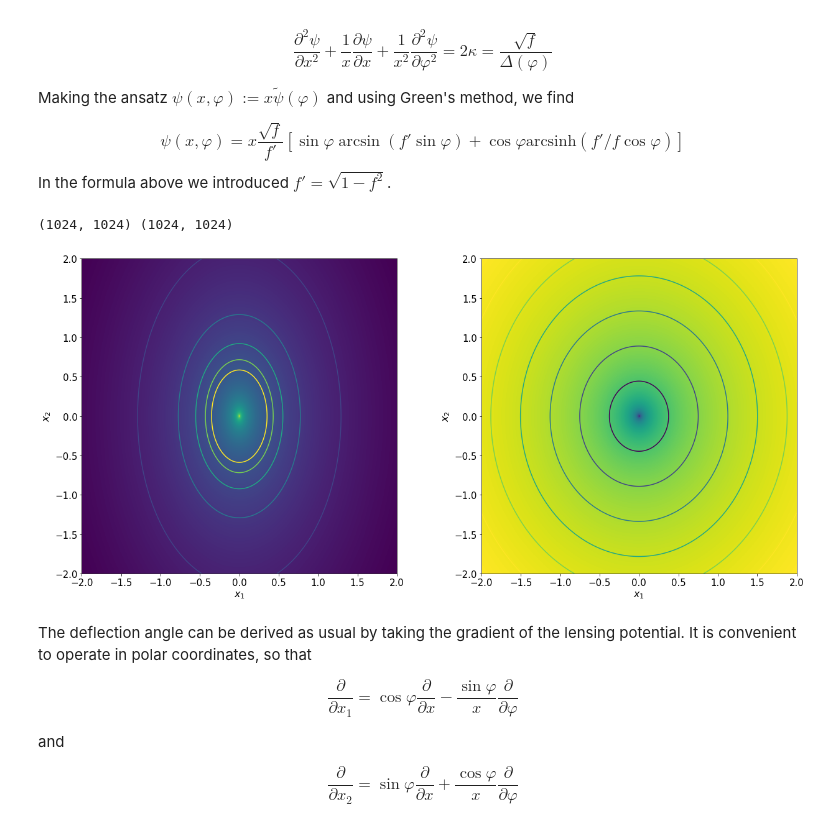
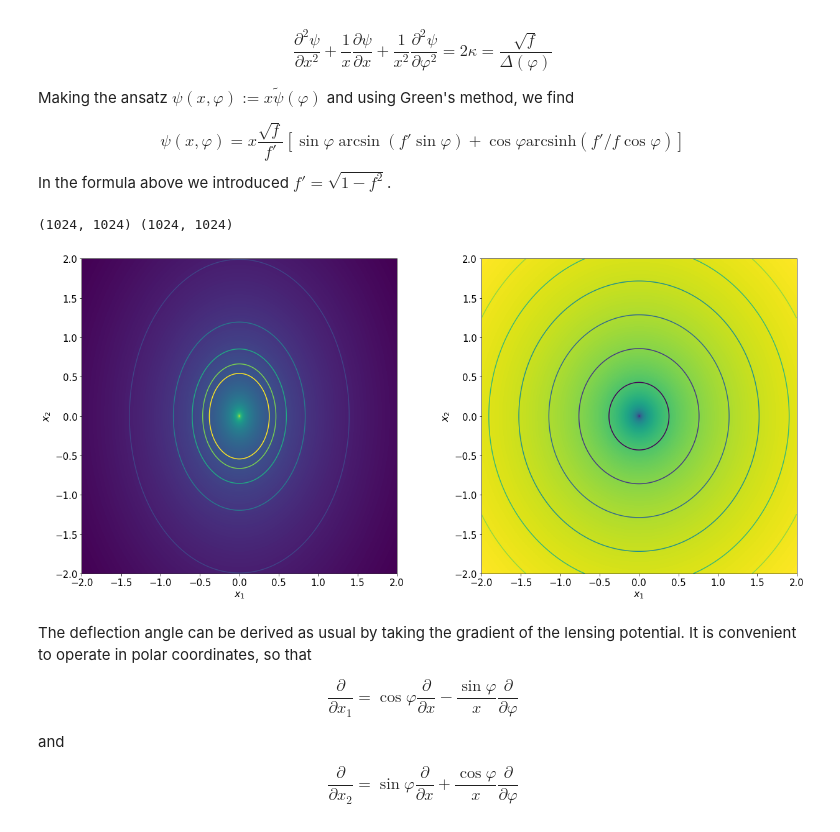
Before and after one commit to maxmen/ScuolaMilano, a Jupyter notebook: SLtutorial.ipynb, the cells around one changed output. Cells and saved outputs as stored; diff of their text form; code cells hidden in the pictures.

```diff
--- a/SLtutorial.ipynb
+++ b/SLtutorial.ipynb
@@ -355,7 +355,7 @@ Some noticeable properties:
 
 The code below solves the lens equation for all points on the boundary of a circular extended source, allowing to visualize the images and their distortions.
 # %%
-nl=1.7
+nl=1.2
 pl=pl_lens(co,n=nl)
 yc1=0.05
 yc2=0.05
@@ -744,39 +746,39 @@ class sie_lens(object):
 from astropy.cosmology import FlatLambdaCDM
 co = FlatLambdaCDM(H0=70, Om0=0.3)
 
-f=0.6
+f=0.7
 xmin=-2
 xmax=2
 ymin=-2
 ymax=2
 npix=1024
 
 xk=np.linspace(xmin,xmax,npix)
 yk=np.linspace(ymin,ymax,npix)
 
 fig,ax=plt.subplots(1,2,figsize=(18,8))
 
 sie=sie_lens(co,f=f)
 kappa=sie.kappa_map(xk,yk)
 ax[0].imshow(kappa,norm=LogNorm(),origin='low',extent=[xmin,xmax,ymin,ymax])
 cs=ax[0].contour(kappa,levels=[0.1,0.3,0.5,0.7,0.9,1.1],extent=[xmin,xmax,ymin,ymax])
 
 pot=sie.pot_map(xk,yk)
 ax[1].imshow(pot,norm=LogNorm(),origin='low',extent=[xmin,xmax,ymin,ymax])
 cs=ax[1].contour(pot,extent=[xmin,xmax,ymin,ymax])
 ax[0].xaxis.set_tick_params(labelsize=15)
 ax[0].yaxis.set_tick_params(labelsize=15)
 ax[1].xaxis.set_tick_params(labelsize=15)
 ax[1].yaxis.set_tick_params(labelsize=15)
 ax[0].set_xlabel('$x_1$',fontsize=16)
 ax[0].set_ylabel('$x_2$',fontsize=16)
 ax[1].set_xlabel('$x_1$',fontsize=16)
 ax[1].set_ylabel('$x_2$',fontsize=16)
 
 plt.tight_layout()
 # %% [output]
 (1024, 1024) (1024, 1024)
-[figure, old version]
+[figure, new version]
 # %% [markdown]
 The deflection angle can be derived as usual by taking the gradient of the lensing potential. It is convenient to operate in polar coordinates, so that
 
```
Also changed, not shown: parts of 27 cells of this notebook, 1 other file.
